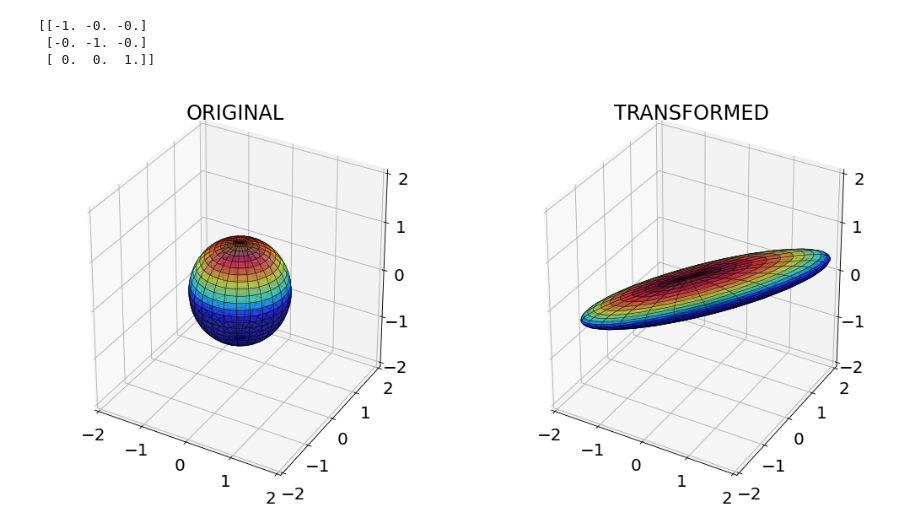
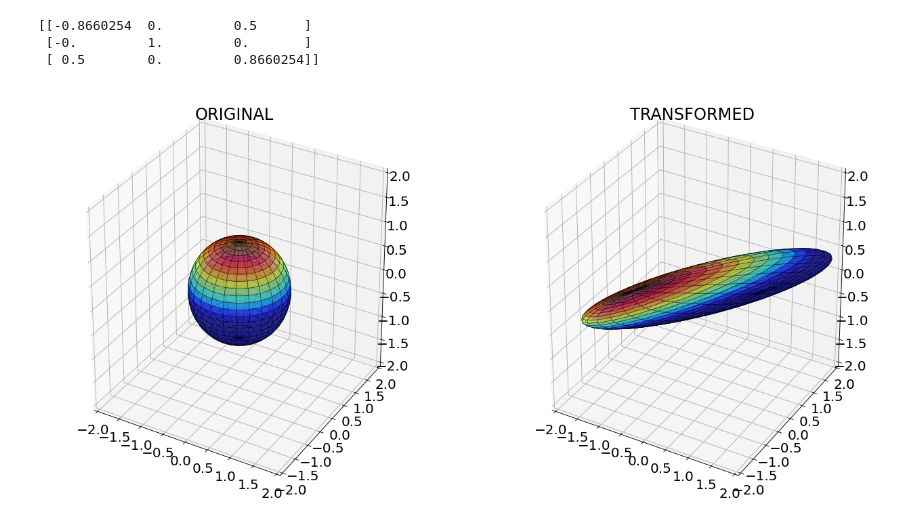
Before and after one commit to ml-ninja/Data_Driven_Science_Python_Demos, a Jupyter notebook: CH01/CH01_SEC03_Rotation.ipynb, the cells around one changed output. Drawn from its saved outputs; the diff is of its cells as text; code cells hidden in the pictures.

Commit message:
Plot transmations of U S VT one at a time

```diff
--- a/CH01/CH01_SEC03_Rotation.ipynb
+++ b/CH01/CH01_SEC03_Rotation.ipynb
@@ -2,7 +2,7 @@
 import matplotlib.pyplot as plt
 import numpy as np
 from mpl_toolkits.mplot3d import Axes3D
-plt.rcParams['figure.figsize'] = [16, 8]
+plt.rcParams['figure.figsize'] = [20, 10]
 plt.rcParams['figure.dpi'] = 80
 plt.rcParams.update({'font.size': 18})
 # figsize=(15, 10), dpi=80
@@ -27,16 +27,16 @@ Rz = np.array([[np.cos(theta[2]), -np.sin(theta[2]), 0],
 
 
 # # Rotation about y axis before applying SIGMA
-# Ryy = np.array([[np.cos(theta[1]), 0, np.sin(theta[1])],
-#                [0, 1, 0],
-#                [-np.sin(theta[1]), 0, np.cos(theta[1])]])
+Ryy = np.array([[np.cos(theta[1]), 0, np.sin(theta[1])],
+               [0, 1, 0],
+               [-np.sin(theta[1]), 0, np.cos(theta[1])]])
 
 
-# Rotate and scale
-# X = Rz @ Ry @ Rx @ Sigma @ Ryy
-X = Rz @ Ry @ Rx @ Sigma
+# Rotate, scale and Rotate
+X = Rz @ Ry @ Rx @ Sigma @ Ryy
+# X = Rz @ Ry @ Rx @ Sigma
 
-U, S, VT = np.linalg.svd(X, full_matrices=True)
+U, S, VT = np.linalg.svd(X, full_matrices=False)
 # %%
 def plot_both():
 
@@ -90,16 +97,11 @@ plot_both()
 # %%
-# S is a 1-D array
-# print(S.shape)
-
-X = U @ np.diag(S)
-# X = U @ np.diag(S) @ VT
-
+X = U @ np.diag(S) @ VT
 print(VT)
 
-# Plot transformation reconstructed by SVD
+# Plot transformation reconstructed by U, S and VT
 plot_both()
 # %% [output]
-[[-1. -0. -0.]
- [-0. -1. -0.]
- [ 0.  0.  1.]]
+[[-0.8660254  0.         0.5      ]
+ [-0.         1.         0.       ]
+ [ 0.5        0.         0.8660254]]
-[figure, old version]
+[figure, new version]
```
Also changed, not shown: parts of 3 cells of this notebook.
